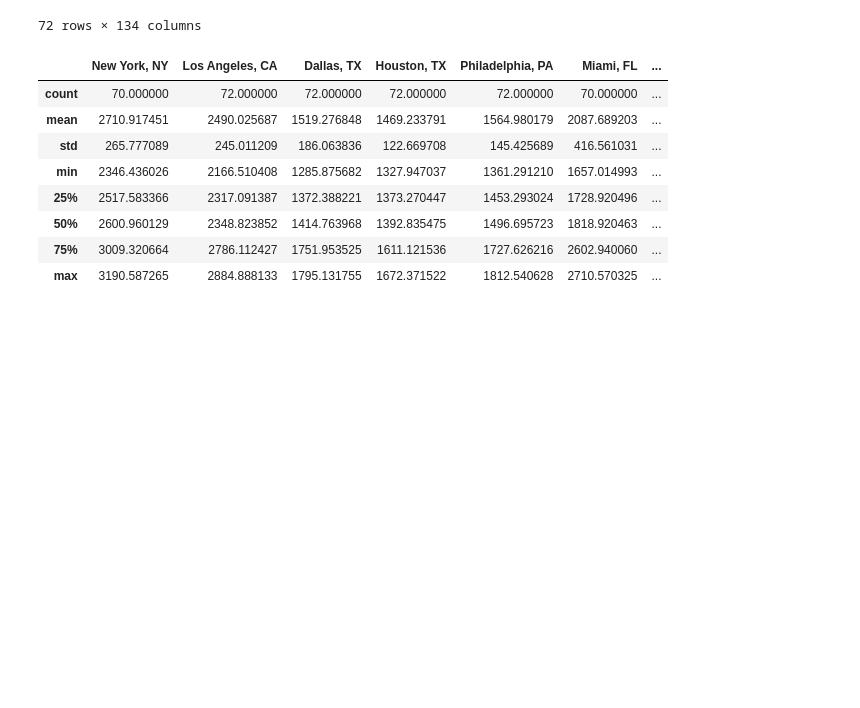
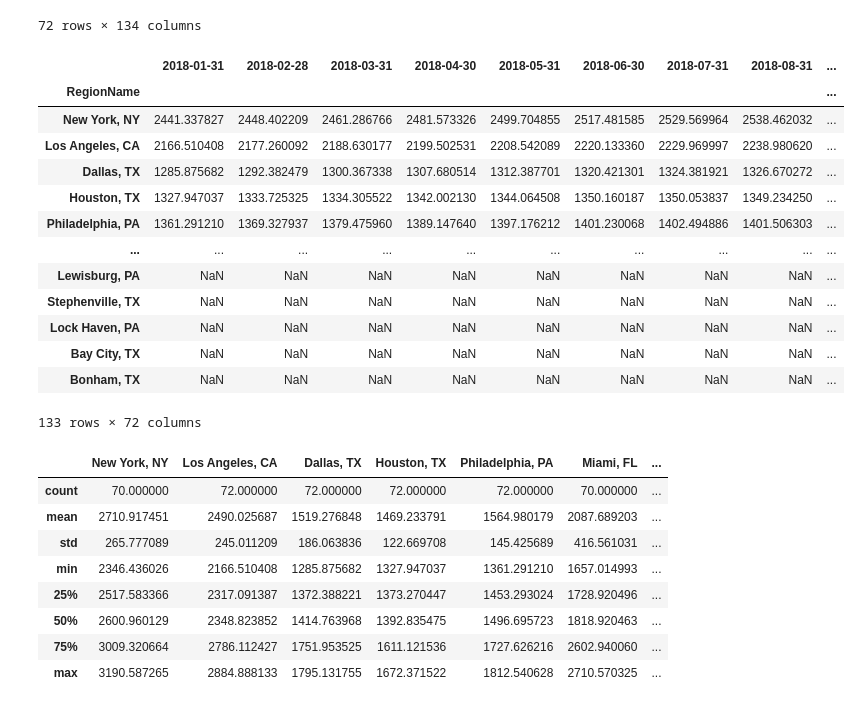
Before and after one commit to JAMayo13240/Data-Analysis-Project-3, a Jupyter notebook: Julius copy.ipynb, the cells around one changed output. Saved outputs shown, nothing was run; the diff lists cells and outputs as text; code cells hidden in the pictures; blank space fills up the shorter version.

```diff
--- a/Julius copy.ipynb
+++ b/Julius copy.ipynb
@@ -213,6 +213,23 @@ rental_transposed
 | 70 | 2023-11-30 | 3150.806602 | 2868.529586 | 1777.050882 | 1659.339327 | 1812.540628 | 2710.570325 | ... |
 | 71 | 2023-12-31 | 3132.049652 | 2858.240835 | 1768.792067 | 1657.888554 | 1808.097494 | 2707.492590 | ... |
 72 rows × 134 columns
+# %%
+rental_reindexed
+# %% [output]
+|  | 2018-01-31 | 2018-02-28 | 2018-03-31 | 2018-04-30 | 2018-05-31 | 2018-06-30 | 2018-07-31 | 2018-08-31 | ... |
+| RegionName |  |  |  |  |  |  |  |  | ... |
+| New York, NY | 2441.337827 | 2448.402209 | 2461.286766 | 2481.573326 | 2499.704855 | 2517.481585 | 2529.569964 | 2538.462032 | ... |
+| Los Angeles, CA | 2166.510408 | 2177.260092 | 2188.630177 | 2199.502531 | 2208.542089 | 2220.133360 | 2229.969997 | 2238.980620 | ... |
+| Dallas, TX | 1285.875682 | 1292.382479 | 1300.367338 | 1307.680514 | 1312.387701 | 1320.421301 | 1324.381921 | 1326.670272 | ... |
+| Houston, TX | 1327.947037 | 1333.725325 | 1334.305522 | 1342.002130 | 1344.064508 | 1350.160187 | 1350.053837 | 1349.234250 | ... |
+| Philadelphia, PA | 1361.291210 | 1369.327937 | 1379.475960 | 1389.147640 | 1397.176212 | 1401.230068 | 1402.494886 | 1401.506303 | ... |
+| ... | ... | ... | ... | ... | ... | ... | ... | ... | ... |
+| Lewisburg, PA | NaN | NaN | NaN | NaN | NaN | NaN | NaN | NaN | ... |
+| Stephenville, TX | NaN | NaN | NaN | NaN | NaN | NaN | NaN | NaN | ... |
+| Lock Haven, PA | NaN | NaN | NaN | NaN | NaN | NaN | NaN | NaN | ... |
+| Bay City, TX | NaN | NaN | NaN | NaN | NaN | NaN | NaN | NaN | ... |
+| Bonham, TX | NaN | NaN | NaN | NaN | NaN | NaN | NaN | NaN | ... |
+133 rows × 72 columns
 # %%
 rental_transposed.describe()
 # %% [output]
```
Also changed, not shown: parts of 1 cell of this notebook, 2 other files.
